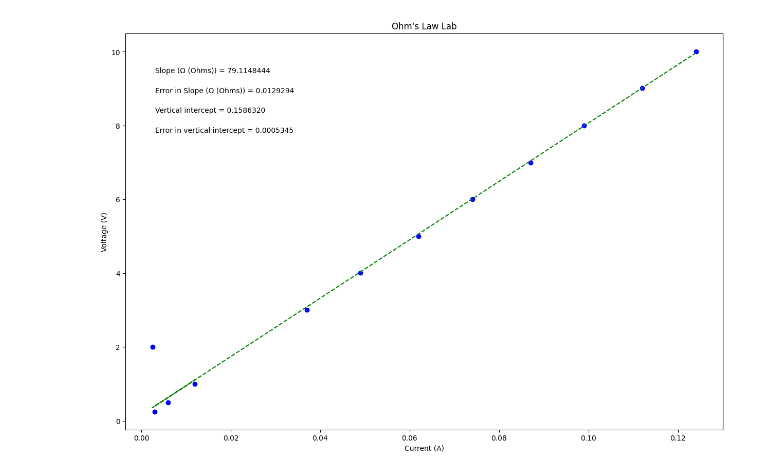
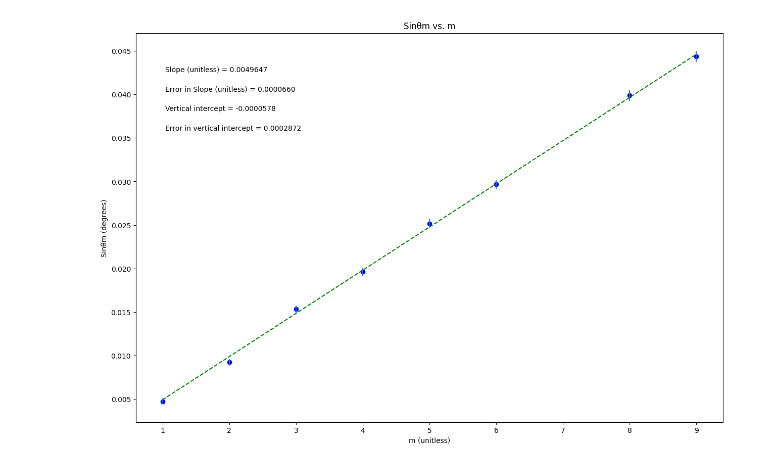
Before and after one commit to elliechakos3/Physics-Lab, a Jupyter notebook: Copy_of_PHSXlab_plotting_template.ipynb, the cells around one changed output. Drawn from its saved outputs; the diff is of its cells as text; code cells hidden in the pictures.

```diff
--- a/Copy_of_PHSXlab_plotting_template.ipynb
+++ b/Copy_of_PHSXlab_plotting_template.ipynb
@@ -19,11 +19,11 @@ import matplotlib.pyplot as plt
 #variable names should start with a letter and must contain only letters, numbers, and underscores
 
 
-xvariable_changeme = np.array([0.003, 0.006, 0.012, 0.0025, 0.037, 0.049, 0.062, 0.074, 0.087, 0.099, 0.112, 0.124])
+xvariable_changeme = np.array([1,2,3,4,5,6,8,9])
 
-yvariable_changeme = np.array([0.251, 0.504, 1.004, 2.006, 3.005, 4.004, 5.006, 6.011, 7, 8, 9.01, 10])
+yvariable_changeme = np.array([0.00470727490310329, 0.00920959713144658, 0.0153481714574171, 0.0196441824202505, 0.0251659934929451, 0.0296635675880259, 0.0398782003475978, 0.0443688706583614])
 
-err_yvariable_changeme = np.array([0.001, 0.001, 0.001, 0.001, 0.001, 0.001, 0.001, 0.001, 0.01, 0.01, 0.01, 0.01])
+err_yvariable_changeme = np.array([0.000330678611961669, 0.000367819999376216, 0.000418432060152648, 0.000453830718032061, 0.000499300064082214, 0.000536307876918913, 0.000620253561903638, 0.000657107511786806])
 
 
 
@@ -37,10 +37,10 @@ dy = err_yvariable_changeme        #this should be your error in y array
 
 #UPDATE EACH OF THESE 4 STRINGS FOR YOUR PLOT LABELS AS YOU WANT THEM TO APPEAR
 
-plot_title= "Ohm's Law Lab"
-x_label= 'Current (A)'
-y_label= 'Voltage (V)'
-slope_units= 'Ω (Ohms)'
+plot_title= 'Sinθm vs. m'
+x_label= 'm (unitless)'
+y_label= 'Sinθm (degrees)'
+slope_units= 'unitless'
 
 #UPDATE ANNOTATION PLACEMENT SO IT'S OUT OF WAY OF PLOTTED DATA AND BEST FIT LINE
 #integer from 1 to 4, top R corner is 1 (counter-clockwise from there)
@@ -48,7 +48,7 @@ slope_units= 'Ω (Ohms)'
 annotation_placement=2
 
 
-#-----------------------------------------------------------------------
+#-----------------------------------------------------------------------#
 #-----DON'T NEED TO CHANGE ANYTHING BEYOND THIS POINT!!!-----
 
 
@@ -88,35 +88,35 @@ if annotation_placement==1 or annotation_placement==2:
 elif annotation_placement==3 or annotation_placement==4:
     ypos=[.2,.15,.1,.05]
 
-#-----------------------------------------------------------------------
+#-----------------------------------------------------------------------#
 #Don't need to change anything in this section!
 
 #Plot data on graph. Plot error bars and place values for slope,
 #error in slope, and vertical intercept (plus error) on the plot using "annotate"
 
 plt.figure(figsize=(15,10))
 
 plt.plot(x, fit, color='green', linestyle='--')
 plt.scatter(x, y, color='blue', marker='o')
 
 plt.xlabel(x_label)
 plt.ylabel(y_label)
 plt.title(plot_title)
 
 plt.errorbar(x, y, yerr=dy, xerr=None, fmt="none") #don't need to plot x error bars
 
 plt.annotate('Slope ({}) = {value:.{digits}f}'.format(slope_units,value=m, digits=7),
              (xpos, ypos[0]), xycoords='axes fraction')
 
 plt.annotate('Error in Slope ({}) = {value:.{digits}f}'.format(slope_units,value=dm, digits=7),
              (xpos, ypos[1]), xycoords='axes fraction')
 
 plt.annotate('Vertical intercept = {value:.{digits}f}'.format(value=b, digits=7),
              (xpos, ypos[2]), xycoords='axes fraction')
 
 plt.annotate('Error in vertical intercept = {value:.{digits}f}'.format(value=db, digits=7),
              (xpos, ypos[3]), xycoords='axes fraction')
 
 plt.show()
 # %% [output]
-[figure, old version]
+[figure, new version]
```
Also changed, not shown: parts of 1 cell of this notebook.
